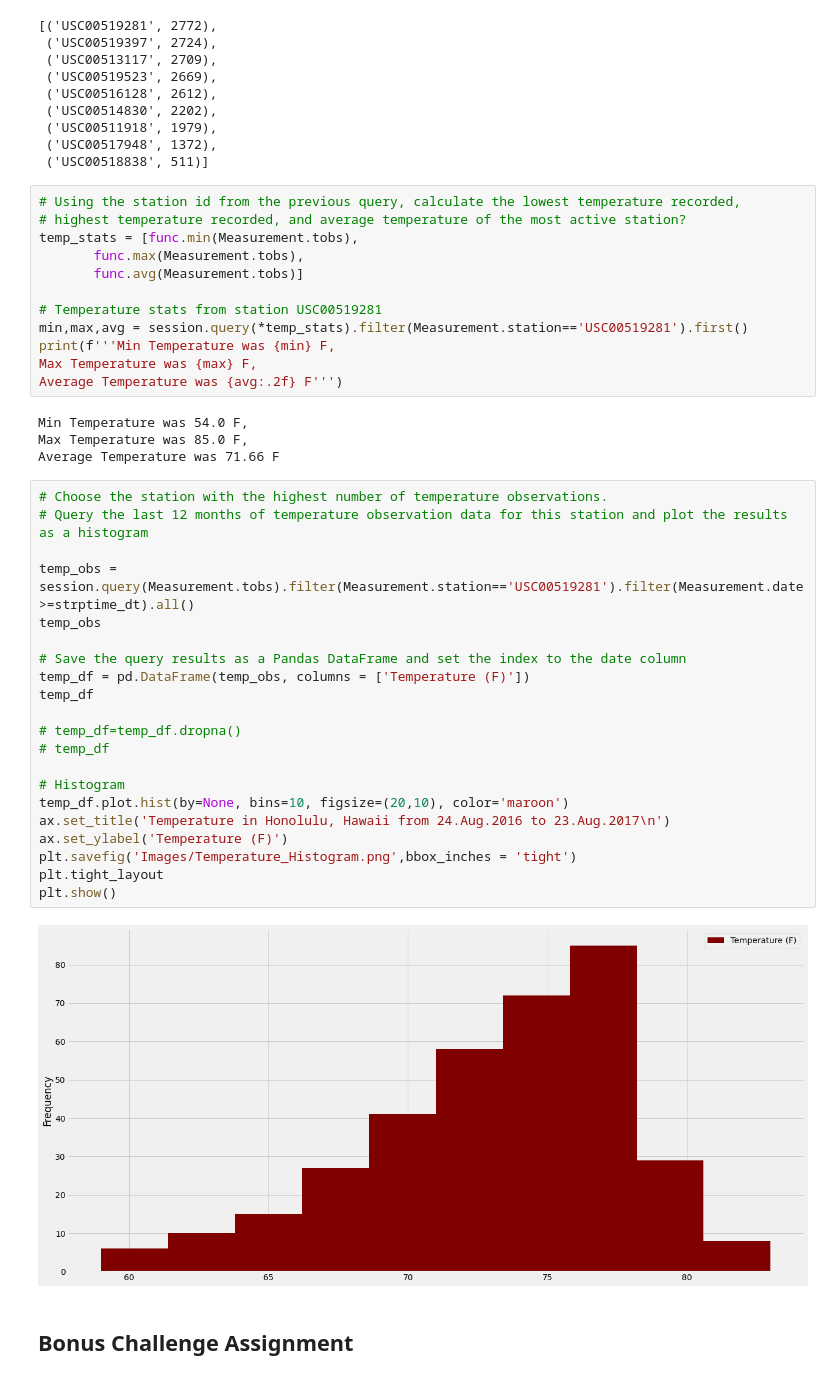
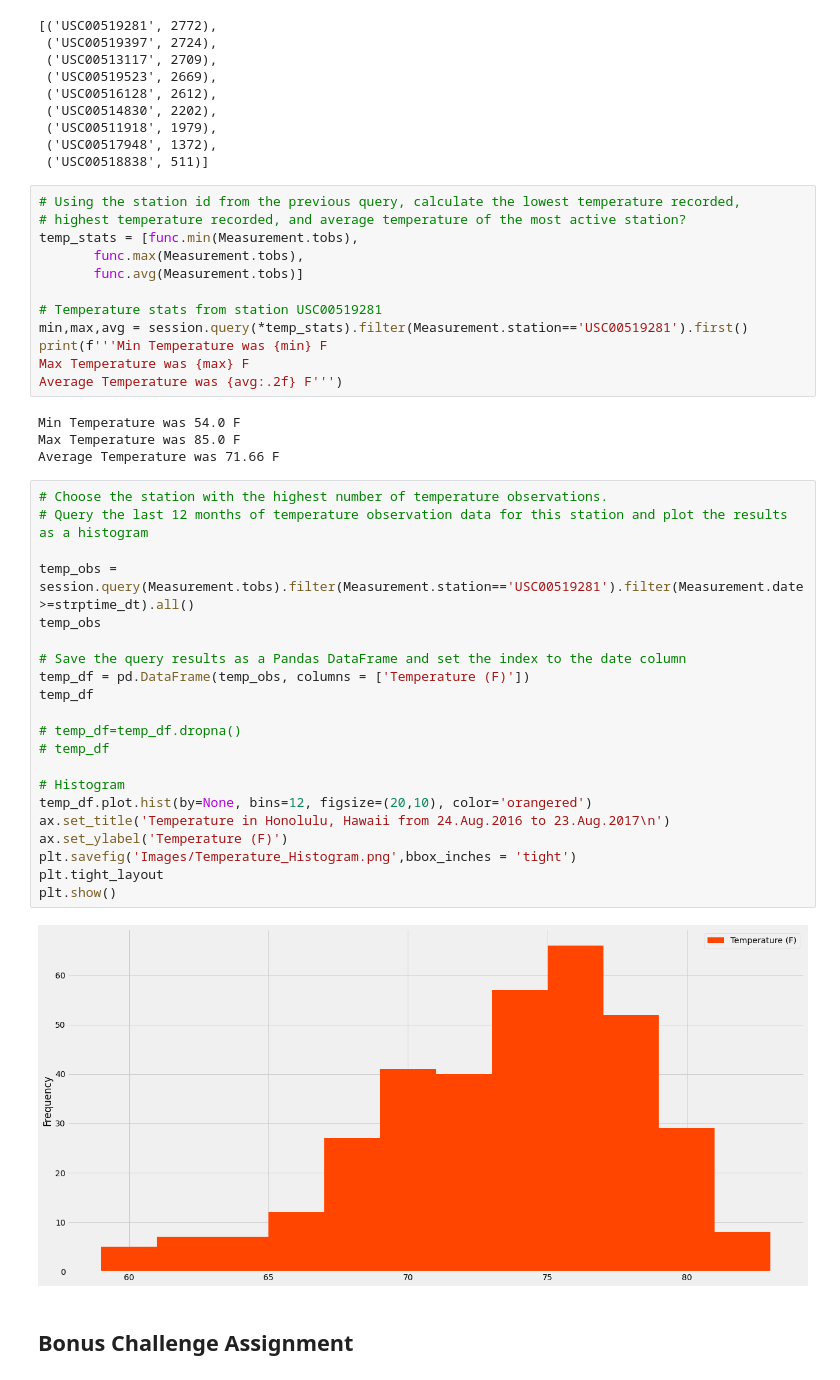
Before and after one commit to uldom/SQLAlchemy_Challenge, a Jupyter notebook: climate_starter.ipynb, the cells around one changed output. Cells and saved outputs as stored; diff of their text form.

```diff
--- a/climate_starter.ipynb
+++ b/climate_starter.ipynb
@@ -151,36 +151,36 @@ temp_stats = [func.min(Measurement.tobs),
 
 # Temperature stats from station USC00519281
 min,max,avg = session.query(*temp_stats).filter(Measurement.station=='USC00519281').first()
-print(f'''Min Temperature was {min} F,
-Max Temperature was {max} F,
+print(f'''Min Temperature was {min} F
+Max Temperature was {max} F
 Average Temperature was {avg:.2f} F''')
 # %% [output]
-Min Temperature was 54.0 F,
-Max Temperature was 85.0 F,
+Min Temperature was 54.0 F
+Max Temperature was 85.0 F
 Average Temperature was 71.66 F
 # %%
 # Choose the station with the highest number of temperature observations.
 # Query the last 12 months of temperature observation data for this station and plot the results as a histogram
 
 temp_obs = session.query(Measurement.tobs).filter(Measurement.station=='USC00519281').filter(Measurement.date>=strptime_dt).all()
 temp_obs
 
 # Save the query results as a Pandas DataFrame and set the index to the date column
 temp_df = pd.DataFrame(temp_obs, columns = ['Temperature (F)'])
 temp_df
 
 # temp_df=temp_df.dropna()
 # temp_df
 
 # Histogram
-temp_df.plot.hist(by=None, bins=10, figsize=(20,10), color='maroon')
+temp_df.plot.hist(by=None, bins=12, figsize=(20,10), color='orangered')
 ax.set_title('Temperature in Honolulu, Hawaii from 24.Aug.2016 to 23.Aug.2017\n')
 ax.set_ylabel('Temperature (F)')
 plt.savefig('Images/Temperature_Histogram.png',bbox_inches = 'tight')
 plt.tight_layout
 plt.show()
 # %% [output]
-[figure, old version]
+[figure, new version]
 # %% [markdown]
 ## Bonus Challenge Assignment
 # %%
```
